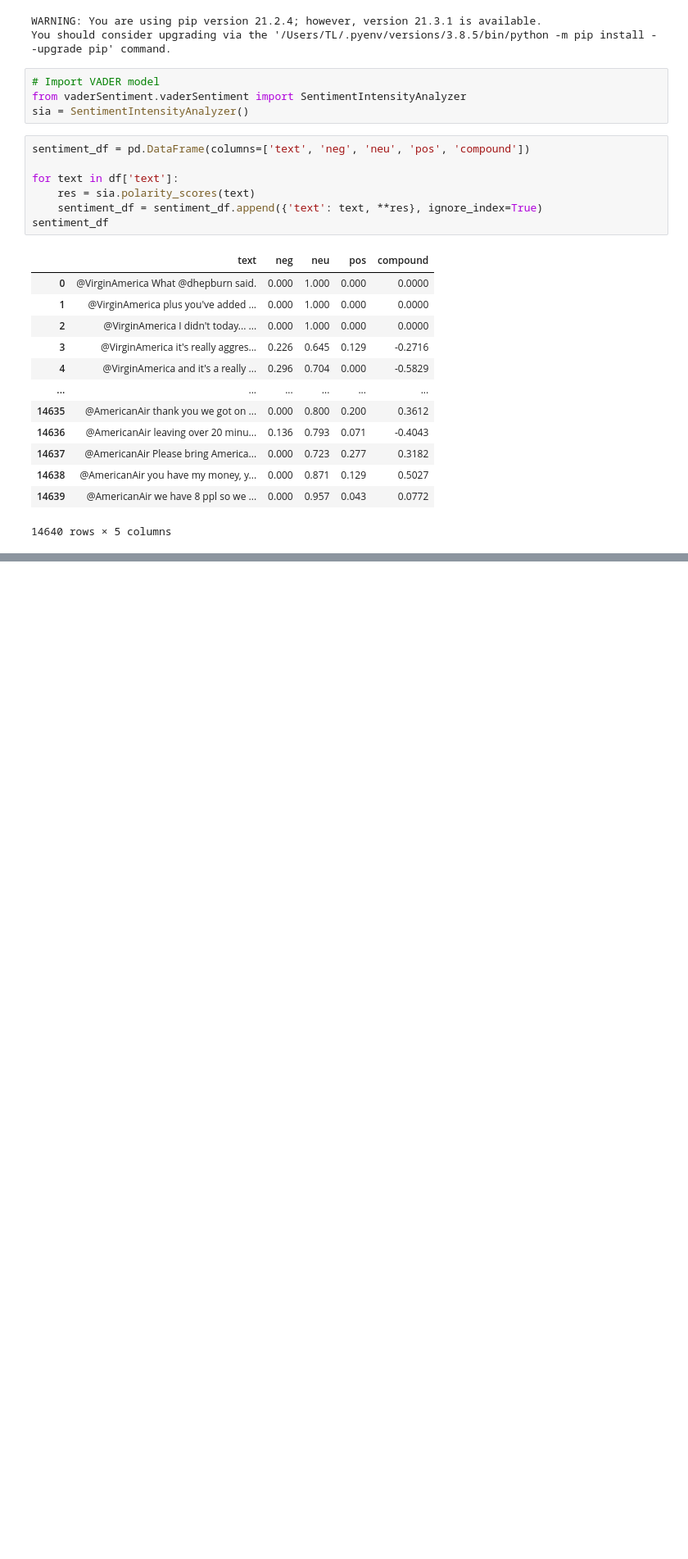
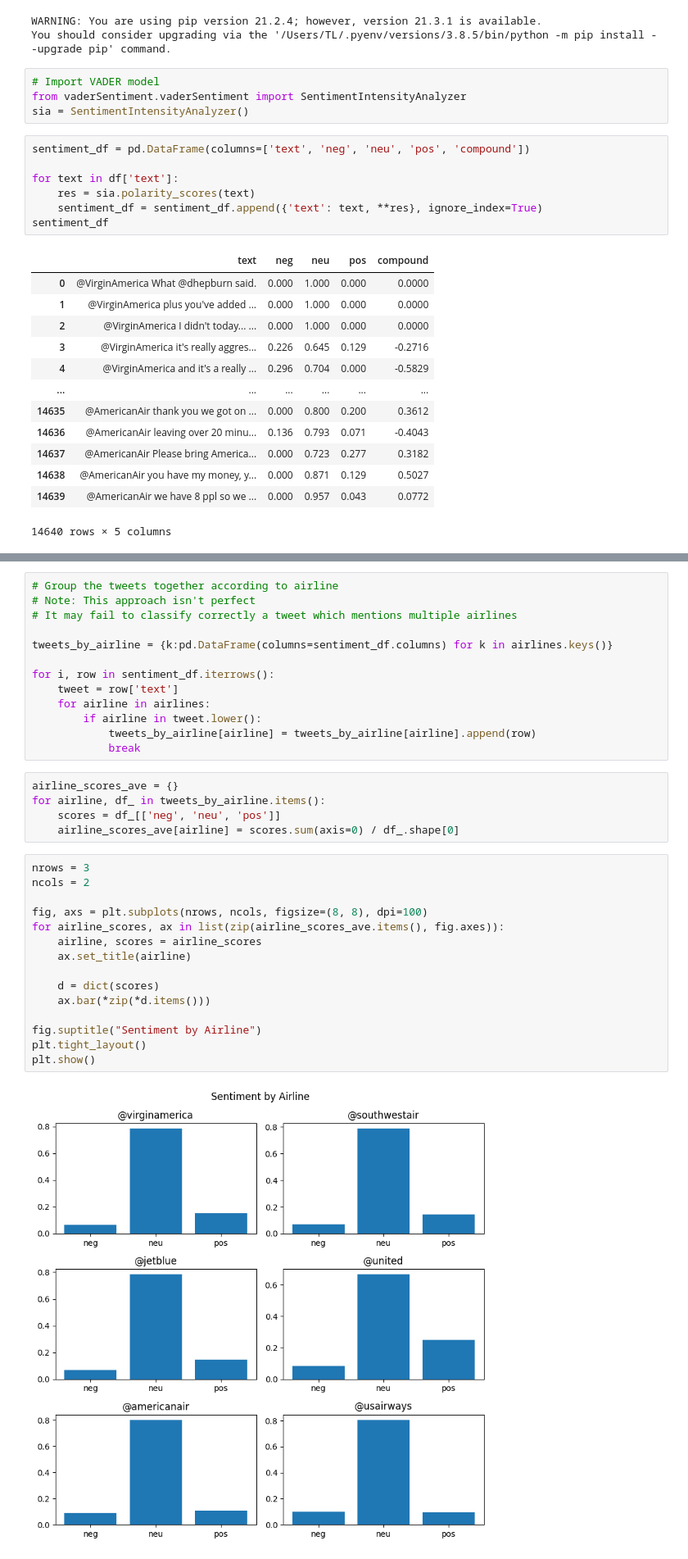
Before and after one commit to temujin-lampasa/social_computing, a Jupyter notebook: notebooks/analyzing_airline_tweets.ipynb, the cells around one changed output, grey strips where cells are left out. Shown: that part at 82% size. Saved outputs shown, nothing was run; the diff lists cells and outputs as text; blank space fills up the shorter version.

```diff
--- a/notebooks/analyzing_airline_tweets.ipynb
+++ b/notebooks/analyzing_airline_tweets.ipynb
@@ -257,0 +267,35 @@ sentiment_df
+# %%
+# Group the tweets together according to airline
+# Note: This approach isn't perfect
+# It may fail to classify correctly a tweet which mentions multiple airlines
+
+tweets_by_airline = {k:pd.DataFrame(columns=sentiment_df.columns) for k in airlines.keys()}
+
+for i, row in sentiment_df.iterrows():
+    tweet = row['text']
+    for airline in airlines:
+        if airline in tweet.lower():
+            tweets_by_airline[airline] = tweets_by_airline[airline].append(row)
+            break
+# %%
+airline_scores_ave = {}
+for airline, df_ in tweets_by_airline.items():
+    scores = df_[['neg', 'neu', 'pos']]
+    airline_scores_ave[airline] = scores.sum(axis=0) / df_.shape[0]
+# %%
+nrows = 3
+ncols = 2
+
+fig, axs = plt.subplots(nrows, ncols, figsize=(8, 8), dpi=100)
+for airline_scores, ax in list(zip(airline_scores_ave.items(), fig.axes)):
+    airline, scores = airline_scores
+    ax.set_title(airline)
+
+    d = dict(scores)
+    ax.bar(*zip(*d.items()))
+
+fig.suptitle("Sentiment by Airline")
+plt.tight_layout()
+plt.show()
+# %% [output]
+[figure, added]
```
Also changed, not shown: parts of 10 cells of this notebook.
